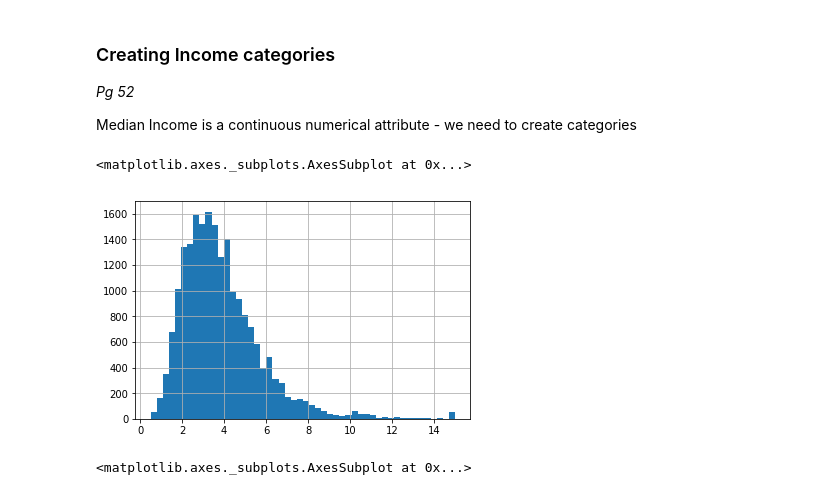
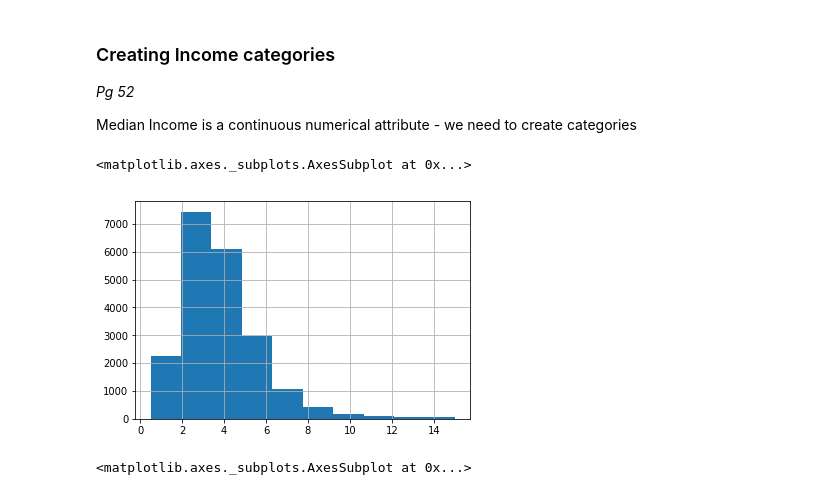
Before and after one commit to rodrigodub/mlbook, a Jupyter notebook: Housing.ipynb, the cells around one changed output. Saved outputs shown, nothing was run; the diff lists cells and outputs as text; code cells hidden in the pictures.

```diff
--- a/Housing.ipynb
+++ b/Housing.ipynb
@@ -266,11 +266,11 @@ _Pg 52_
 Median Income is a continuous numerical attribute - we need to create categories
 # %%
 %matplotlib inline
-# housing['median_income'].hist()
-housing['median_income'].hist(bins=50)
+housing['median_income'].hist()
+# housing['median_income'].hist(bins=50)
 # %% [output]
 <matplotlib.axes._subplots.AxesSubplot at 0x...>
-[figure, old version]
+[figure, new version]
 # %%
 # creating income categories
 housing["income_cat"] = np.ceil(housing["median_income"] / 1.5)
```
Also changed, not shown: parts of 9 cells of this notebook.
